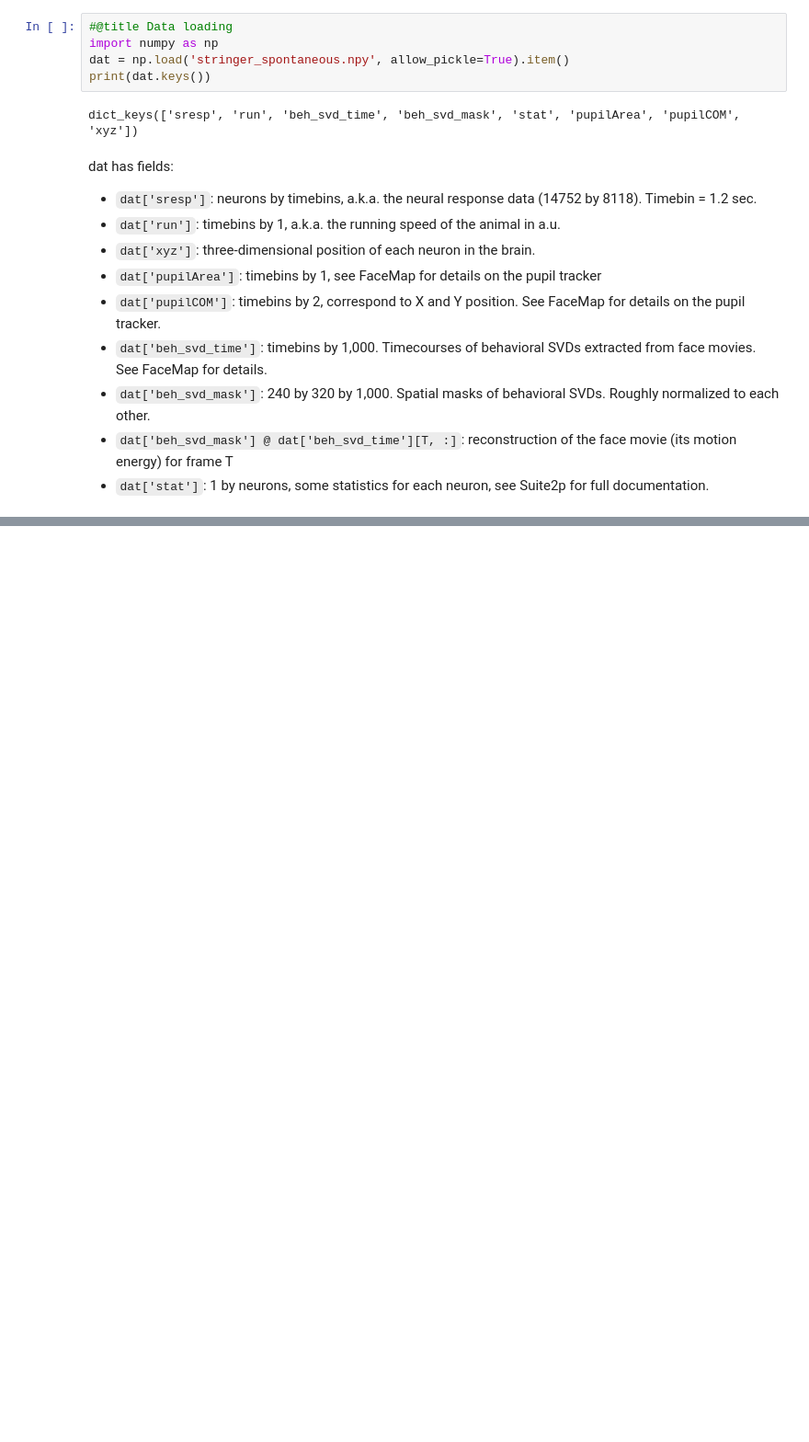
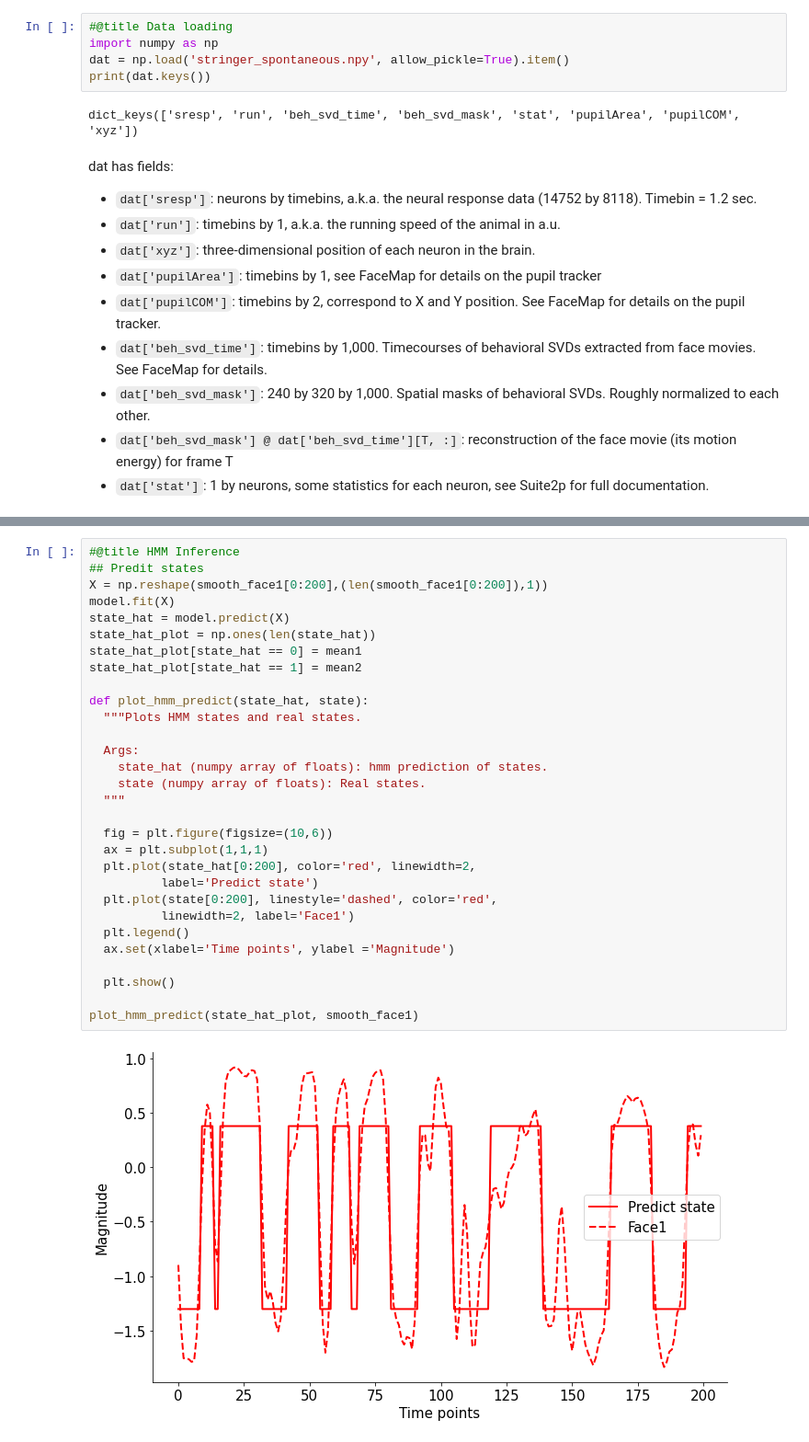
Before and after one commit to WinniePretzel/Project, a Jupyter notebook: “NMA_project”.ipynb, the cells around one changed output, grey strips where cells are left out. Shown: that part at 92% size. Saved outputs shown, nothing was run; the diff lists cells and outputs as text; blank space fills up the shorter version.

```diff
--- a/“NMA_project”.ipynb
+++ b/“NMA_project”.ipynb
@@ -158,0 +413,32 @@ run: (7018, 1)
+# %%
+#@title HMM Inference
+## Predit states
+X = np.reshape(smooth_face1[0:200],(len(smooth_face1[0:200]),1))
+model.fit(X)
+state_hat = model.predict(X)
+state_hat_plot = np.ones(len(state_hat))
+state_hat_plot[state_hat == 0] = mean1
+state_hat_plot[state_hat == 1] = mean2
+
+def plot_hmm_predict(state_hat, state):
+  """Plots HMM states and real states.
+
+  Args:
+    state_hat (numpy array of floats): hmm prediction of states.
+    state (numpy array of floats): Real states.
+  """
+
+  fig = plt.figure(figsize=(10,6))
+  ax = plt.subplot(1,1,1)
+  plt.plot(state_hat[0:200], color='red', linewidth=2,
+          label='Predict state')
+  plt.plot(state[0:200], linestyle='dashed', color='red',
+          linewidth=2, label='Face1')
+  plt.legend()
+  ax.set(xlabel='Time points', ylabel ='Magnitude')
+
+  plt.show()
+
+plot_hmm_predict(state_hat_plot, smooth_face1)
+# %% [output]
+[figure, added]
```
Also changed, not shown: parts of 14 cells of this notebook.
